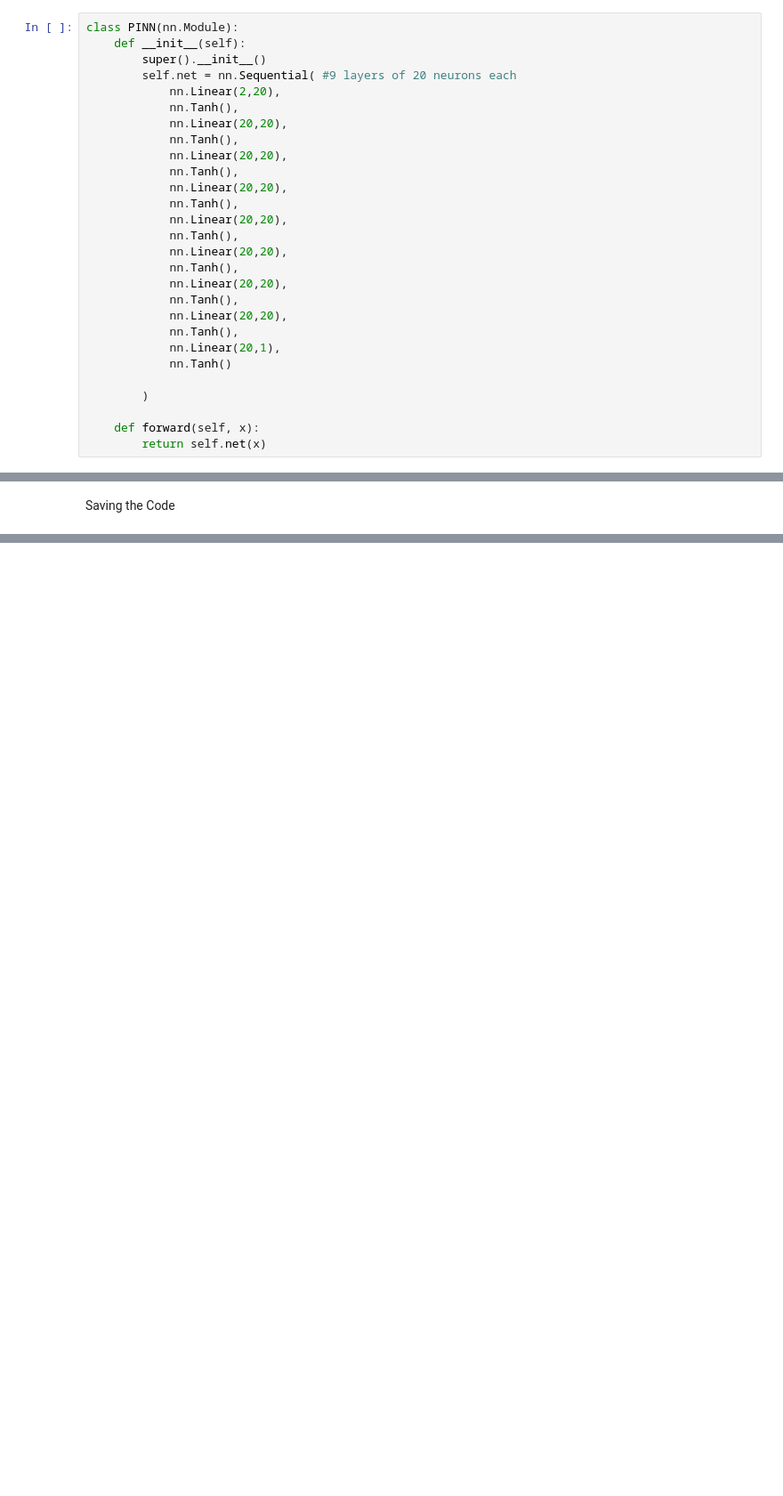
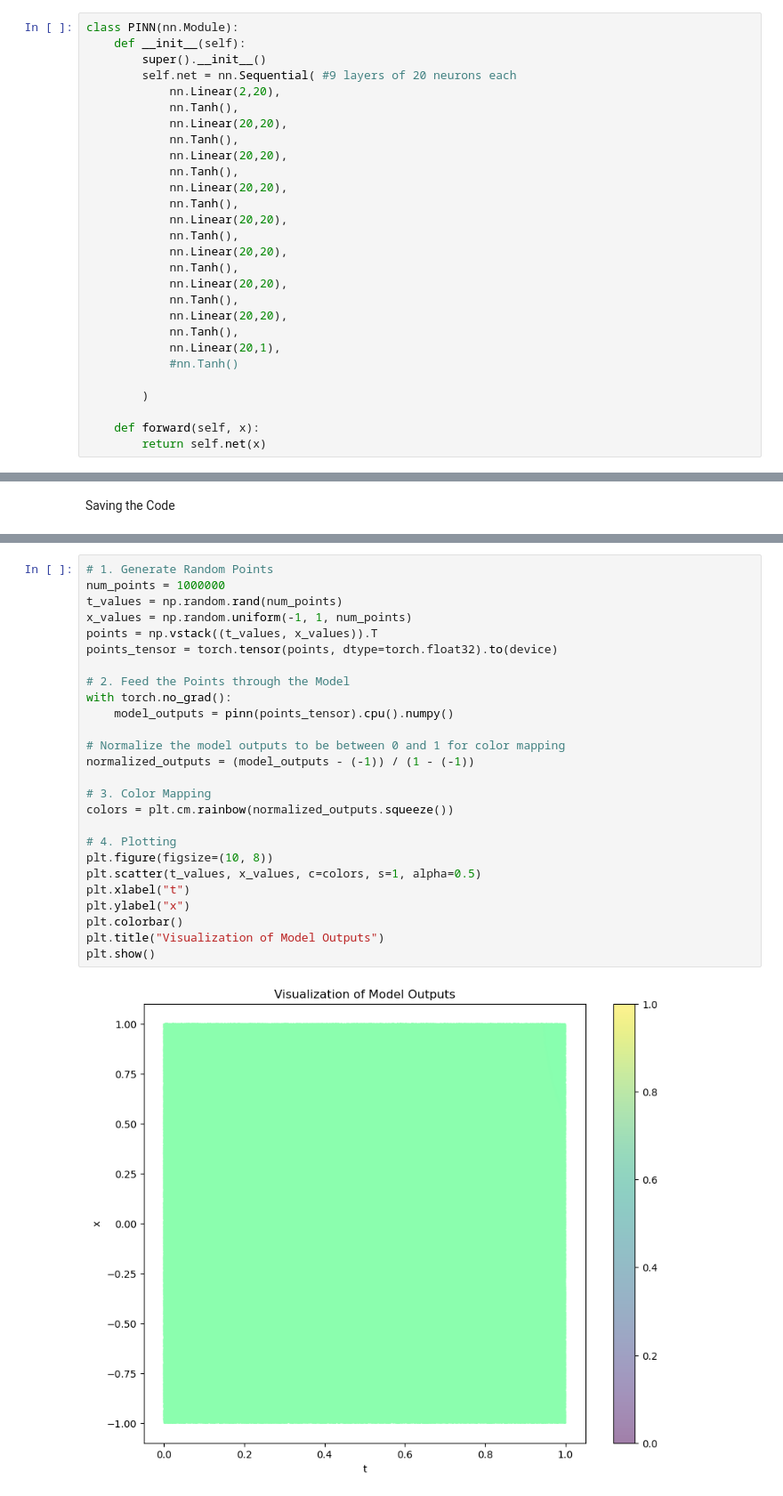
Before and after one commit to Lapisbird/Research1, a Jupyter notebook: PINN 1 - Nonlinear PDEs/PINN.ipynb, the cells around one changed output, grey strips where cells are left out. Shown at 89% size. Cells and saved outputs as stored; diff of their text form; blank space fills up the shorter version.

Commit message:
Model does not train well. Testing around.

```diff
--- a/PINN 1 - Nonlinear PDEs/PINN.ipynb
+++ b/PINN 1 - Nonlinear PDEs/PINN.ipynb
@@ -110,7 +143,7 @@ class PINN(nn.Module):
             nn.Linear(20,20),
             nn.Tanh(),
             nn.Linear(20,1),
-            nn.Tanh()
+            #nn.Tanh()
 
         )
 
@@ -217,0 +265,28 @@ print("Model saved!")
+# %%
+# 1. Generate Random Points
+num_points = 1000000
+t_values = np.random.rand(num_points)
+x_values = np.random.uniform(-1, 1, num_points)
+points = np.vstack((t_values, x_values)).T
+points_tensor = torch.tensor(points, dtype=torch.float32).to(device)
+
+# 2. Feed the Points through the Model
+with torch.no_grad():
+    model_outputs = pinn(points_tensor).cpu().numpy()
+
+# Normalize the model outputs to be between 0 and 1 for color mapping
+normalized_outputs = (model_outputs - (-1)) / (1 - (-1))
+
+# 3. Color Mapping
+colors = plt.cm.rainbow(normalized_outputs.squeeze())
+
+# 4. Plotting
+plt.figure(figsize=(10, 8))
+plt.scatter(t_values, x_values, c=colors, s=1, alpha=0.5)
+plt.xlabel("t")
+plt.ylabel("x")
+plt.colorbar()
+plt.title("Visualization of Model Outputs")
+plt.show()
+# %% [output]
+[figure, added]
```
Also changed, not shown: parts of 7 cells of this notebook, 8 other files.
